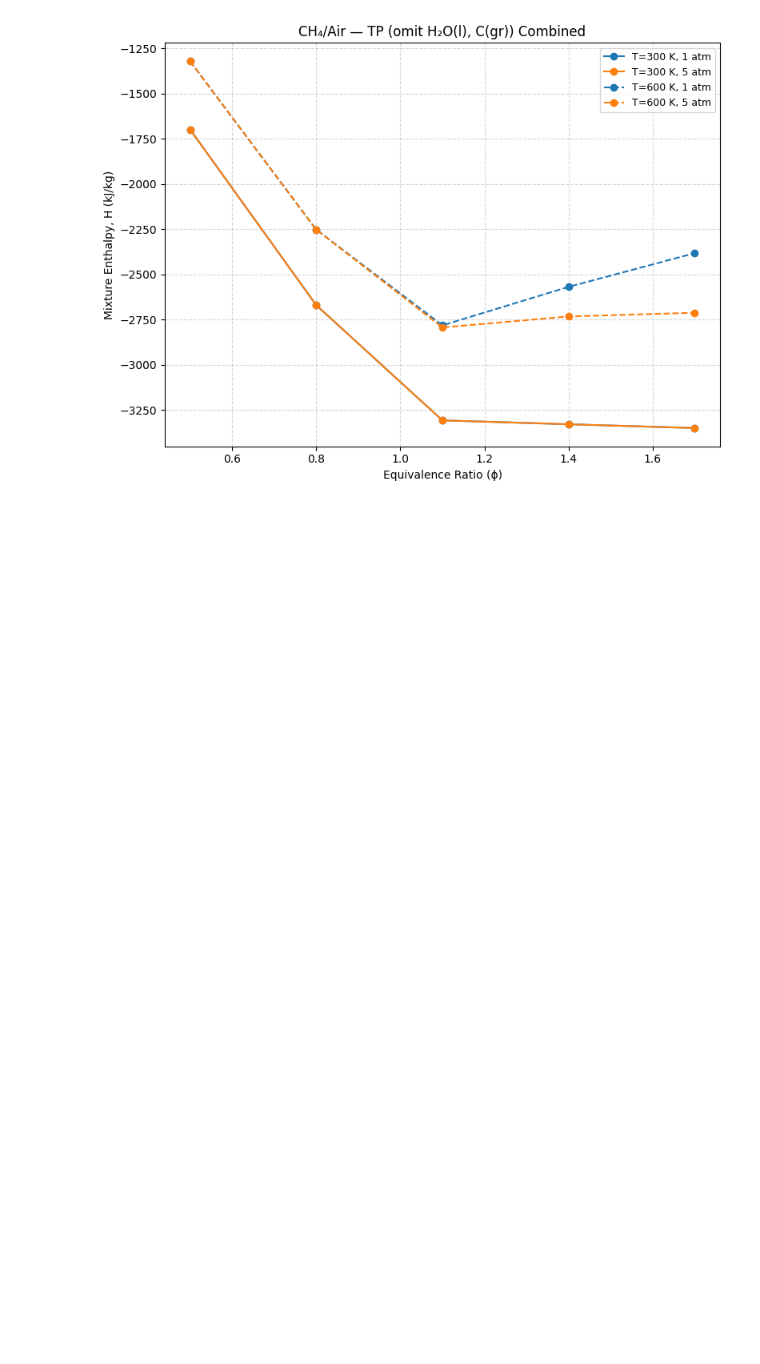
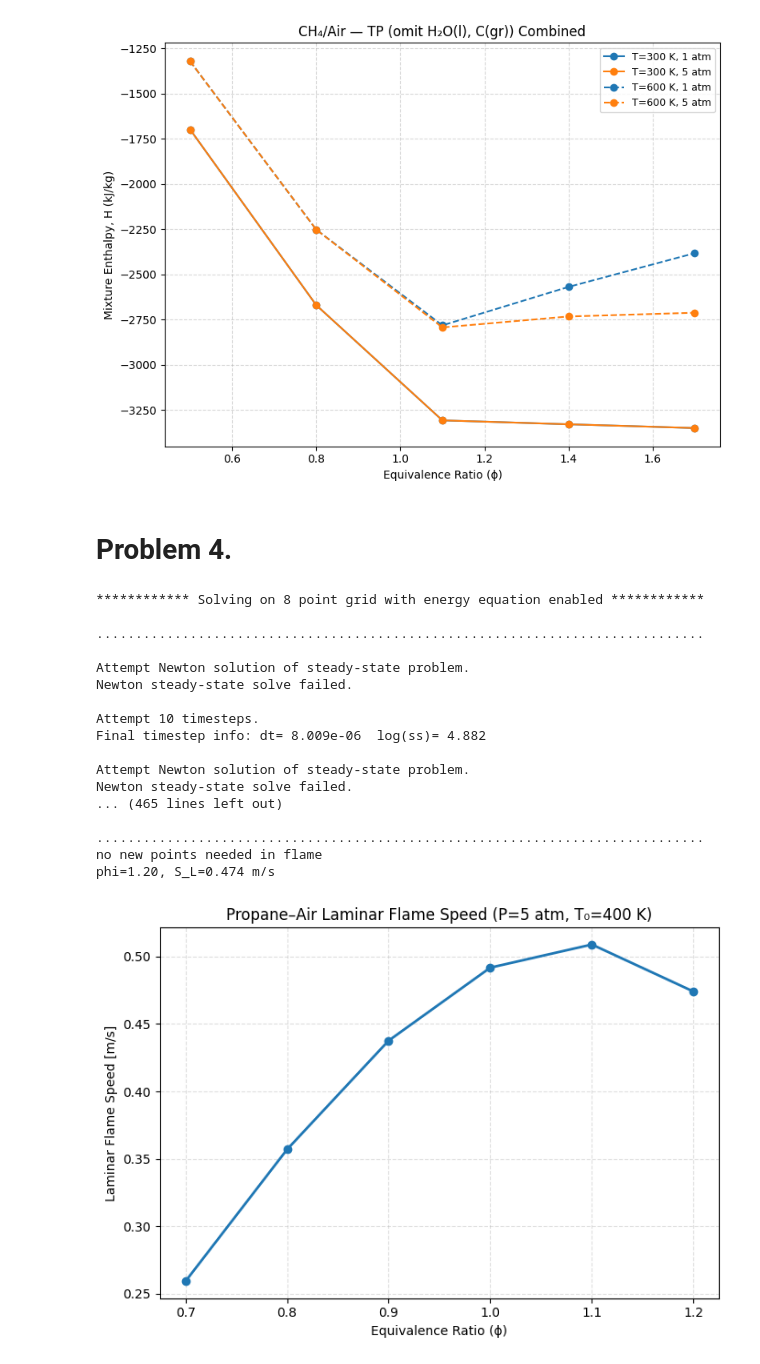
Before and after one commit to hustlepuff1/Numerical-Combustion-Class-Codes, a Jupyter notebook: hw4/hw4_nasa_cea_plot.ipynb, the cells around one changed output. Saved outputs shown, nothing was run; the diff lists cells and outputs as text; code cells hidden in the pictures; blank space fills up the shorter version.

Commit message:
Added problem 4, 5 codes to jupyter notebook.

```diff
--- a/hw4/hw4_nasa_cea_plot.ipynb
+++ b/hw4/hw4_nasa_cea_plot.ipynb
@@ -488,3 +488,69 @@ Saved CSV: prob3_CH4air_TP_H_combined.csv
 [figure]
 [figure]
 [figure]
+# %% [markdown]
+# Problem 4.
+# %%
+import cantera as ct
+import numpy as np
+import matplotlib.pyplot as plt
+import pandas as pd
+
+# --- parameters ---
+phi_values = np.arange(0.7, 1.21, 0.1)
+P = 5 * ct.one_atm
+T_in = 400  # K
+gas = ct.Solution("gri30.yaml")
+
+flame_speeds = []
+prev_flame = None  # for continuation (speeds up successive runs)
+
+for phi in phi_values:
+    gas.set_equivalence_ratio(phi, "C3H8", "O2:1.0, N2:3.76")
+    gas.TP = T_in, P
+
+    flame = ct.FreeFlame(gas, width=0.03)  # narrower domain
+    flame.set_refine_criteria(ratio=3, slope=0.05, curve=0.1)
+    flame.transport_model = "mixture-averaged"  # updated keyword
+
+    if prev_flame is not None:
+        flame.set_initial_guess(data=prev_flame.to_array())  # reuse previous solution
+
+    flame.solve(loglevel=1, auto=True)
+    prev_flame = flame
+
+    flame_speeds.append(flame.velocity[0])
+    print(f"phi={phi:.2f}, S_L={flame.velocity[0]:.3f} m/s")
+
+# --- save & plot ---
+df = pd.DataFrame({"phi": phi_values, "S_L_m_per_s": flame_speeds})
+df.to_csv("prob4_flame_speed.csv", index=False)
+
+plt.figure(figsize=(7,5))
+plt.plot(df["phi"], df["S_L_m_per_s"], "o-", lw=2)
+plt.xlabel("Equivalence Ratio (ϕ)")
+plt.ylabel("Laminar Flame Speed [m/s]")
+plt.title("Propane–Air Laminar Flame Speed (P=5 atm, T₀=400 K)")
+plt.grid(True, linestyle="--", alpha=0.4)
+plt.tight_layout()
+plt.savefig("prob4_propane_flame_speed.png", dpi=200)
+plt.show()
+# %% [output]
+************ Solving on 8 point grid with energy equation enabled ************
+
+..............................................................................
+
+Attempt Newton solution of steady-state problem.
+Newton steady-state solve failed.
+
+Attempt 10 timesteps.
+Final timestep info: dt= 8.009e-06  log(ss)= 4.882
+
+Attempt Newton solution of steady-state problem.
+Newton steady-state solve failed.
+... (465 lines left out)
+
+..............................................................................
+no new points needed in flame
+phi=1.20, S_L=0.474 m/s
+[figure, added]
```
Also changed, not shown: parts of 2 cells of this notebook, 2 other files.
